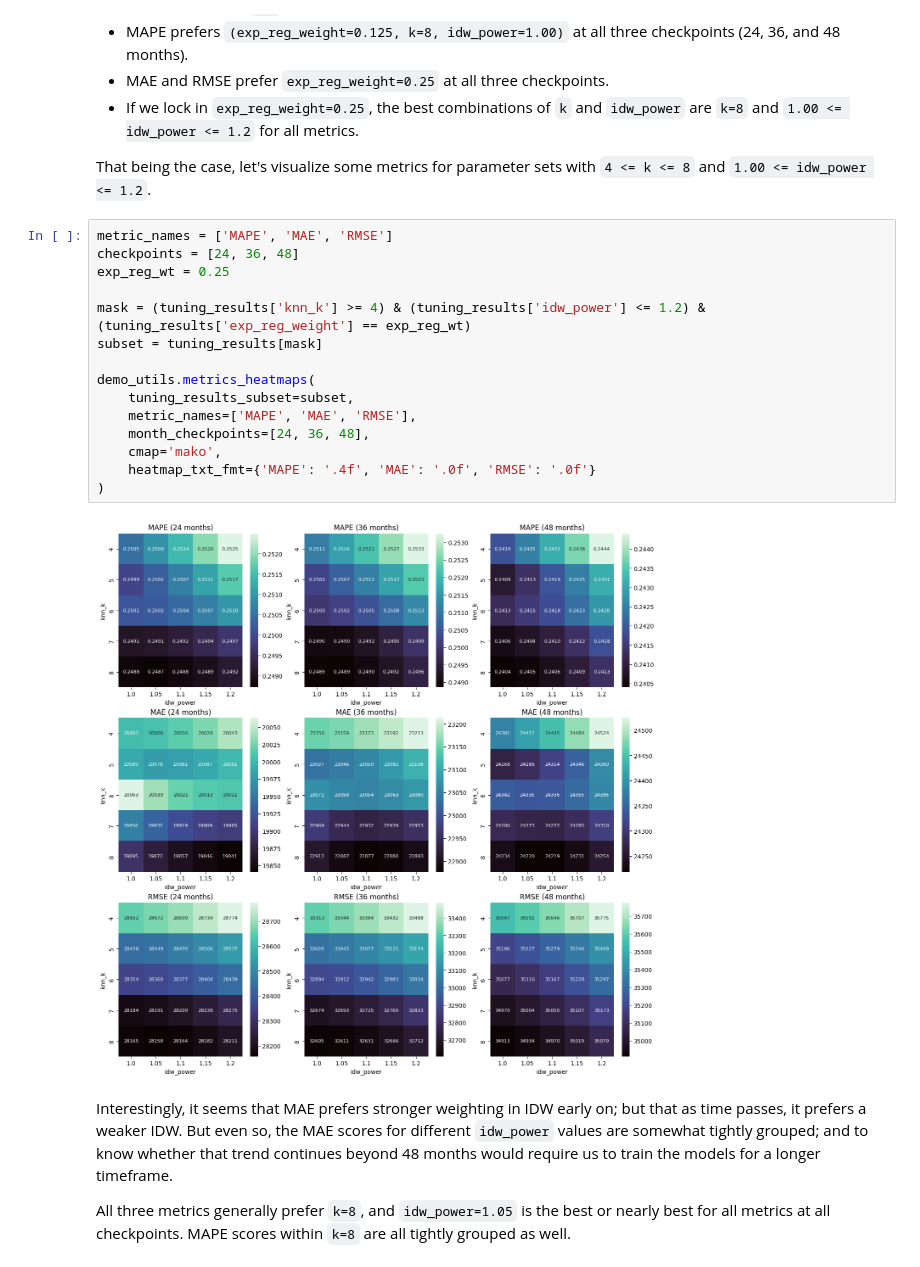
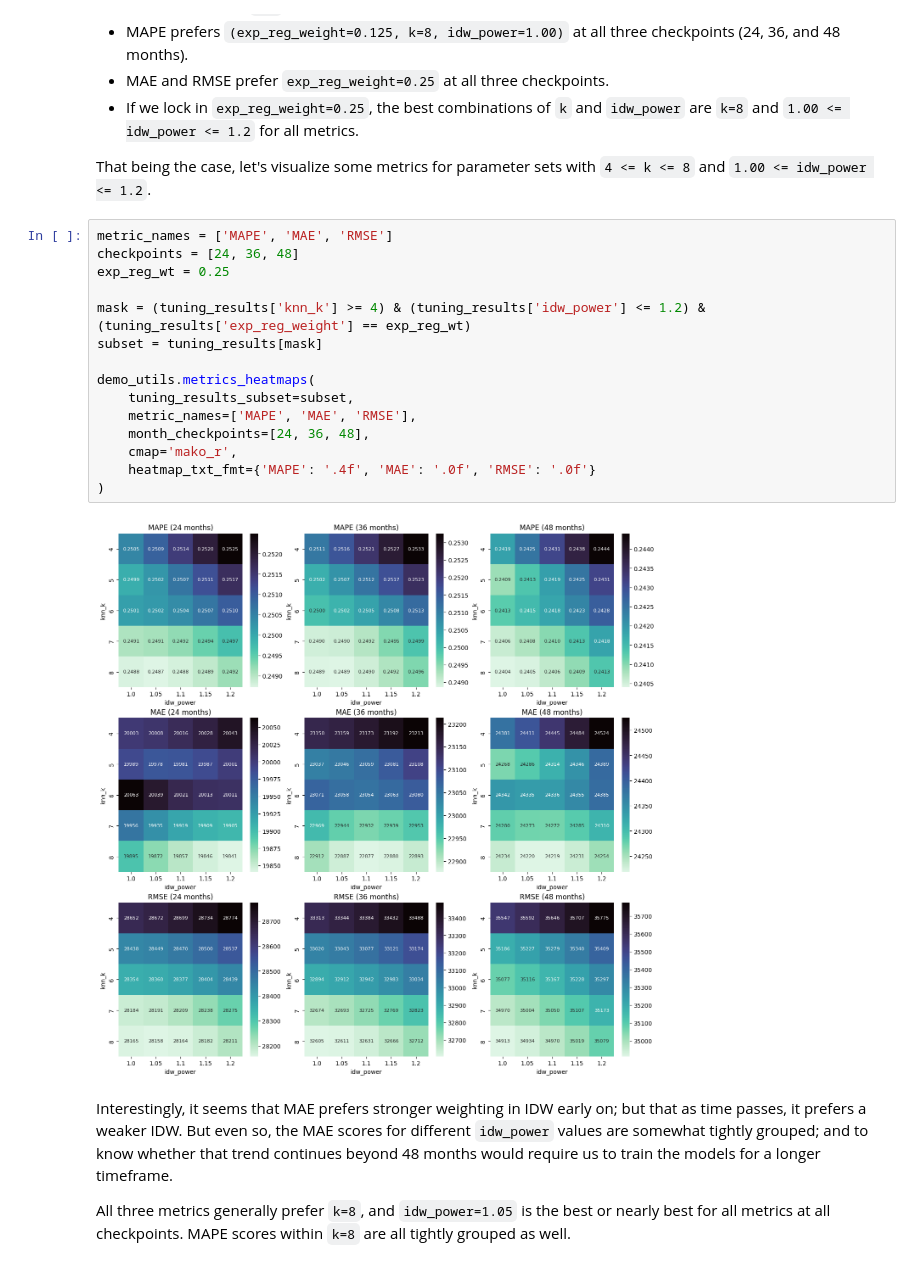
Before and after one commit to JamesPImes/oil_well_predictor, a Jupyter notebook: demo/demo.ipynb, the cells around one changed output. Drawn from its saved outputs; the diff is of its cells as text.

Commit message:
better cmap for heatmaps

```diff
--- a/demo/demo.ipynb
+++ b/demo/demo.ipynb
@@ -311,20 +311,20 @@ That being the case, let's visualize some metrics for parameter sets with `4 <=
 # %%
 metric_names = ['MAPE', 'MAE', 'RMSE']
 checkpoints = [24, 36, 48]
 exp_reg_wt = 0.25
 
 mask = (tuning_results['knn_k'] >= 4) & (tuning_results['idw_power'] <= 1.2) & (tuning_results['exp_reg_weight'] == exp_reg_wt)
 subset = tuning_results[mask]
 
 demo_utils.metrics_heatmaps(
     tuning_results_subset=subset,
     metric_names=['MAPE', 'MAE', 'RMSE'],
     month_checkpoints=[24, 36, 48],
-    cmap='mako',
+    cmap='mako_r',
     heatmap_txt_fmt={'MAPE': '.4f', 'MAE': '.0f', 'RMSE': '.0f'}
 )
 # %% [output]
-[figure, old version]
+[figure, new version]
 # %% [markdown]
 Interestingly, it seems that MAE prefers stronger weighting in IDW early on; but that as time passes, it prefers a weaker IDW. But even so, the MAE scores for different `idw_power` values are somewhat tightly grouped; and to know whether that trend continues beyond 48 months would require us to train the models for a longer timeframe.
 
```
